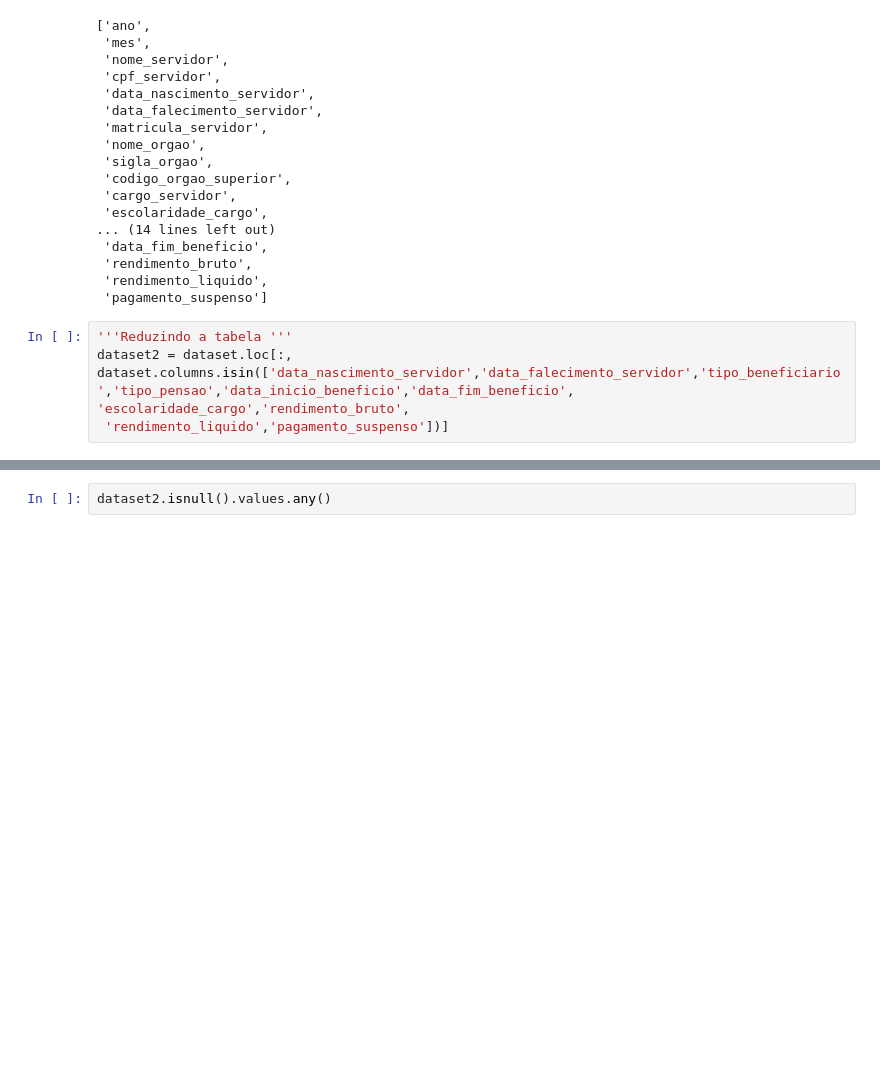
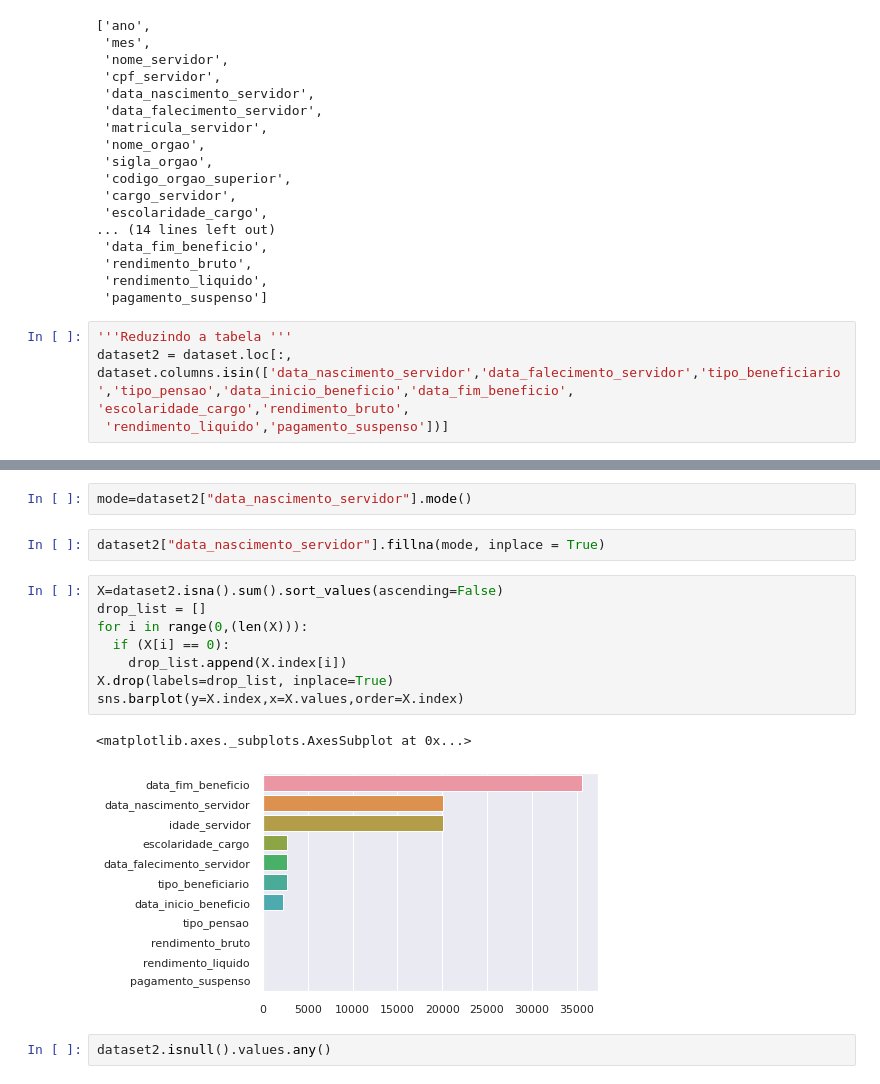
Before and after one commit to SarahSouzaPontes/banco_Dos_Dados_18.05.2022_Pensionistas_Desigualdades, a Jupyter notebook: Banco_Dos_Dados_18_05_2022_Pensionistas_Desigualdades.ipynb, the cells around one changed output, grey strips where cells are left out. Drawn from its saved outputs; the diff is of its cells as text; blank space fills up the shorter version.

```diff
--- a/Banco_Dos_Dados_18_05_2022_Pensionistas_Desigualdades.ipynb
+++ b/Banco_Dos_Dados_18_05_2022_Pensionistas_Desigualdades.ipynb
@@ -122,3 +194,18 @@ dataset2 = dataset.loc[:, dataset.columns.isin(['data_nascimento_servidor','data
+# %%
+mode=dataset2["data_nascimento_servidor"].mode()
+# %%
+dataset2["data_nascimento_servidor"].fillna(mode, inplace = True)
+# %%
+X=dataset2.isna().sum().sort_values(ascending=False)
+drop_list = []
+for i in range(0,(len(X))):
+  if (X[i] == 0):
+    drop_list.append(X.index[i])
+X.drop(labels=drop_list, inplace=True)
+sns.barplot(y=X.index,x=X.values,order=X.index)
+# %% [output]
+<matplotlib.axes._subplots.AxesSubplot at 0x...>
+[figure, added]
 # %%
 dataset2.isnull().values.any()
 # %% [output]
```
Also changed, not shown: parts of 20 cells of this notebook.
